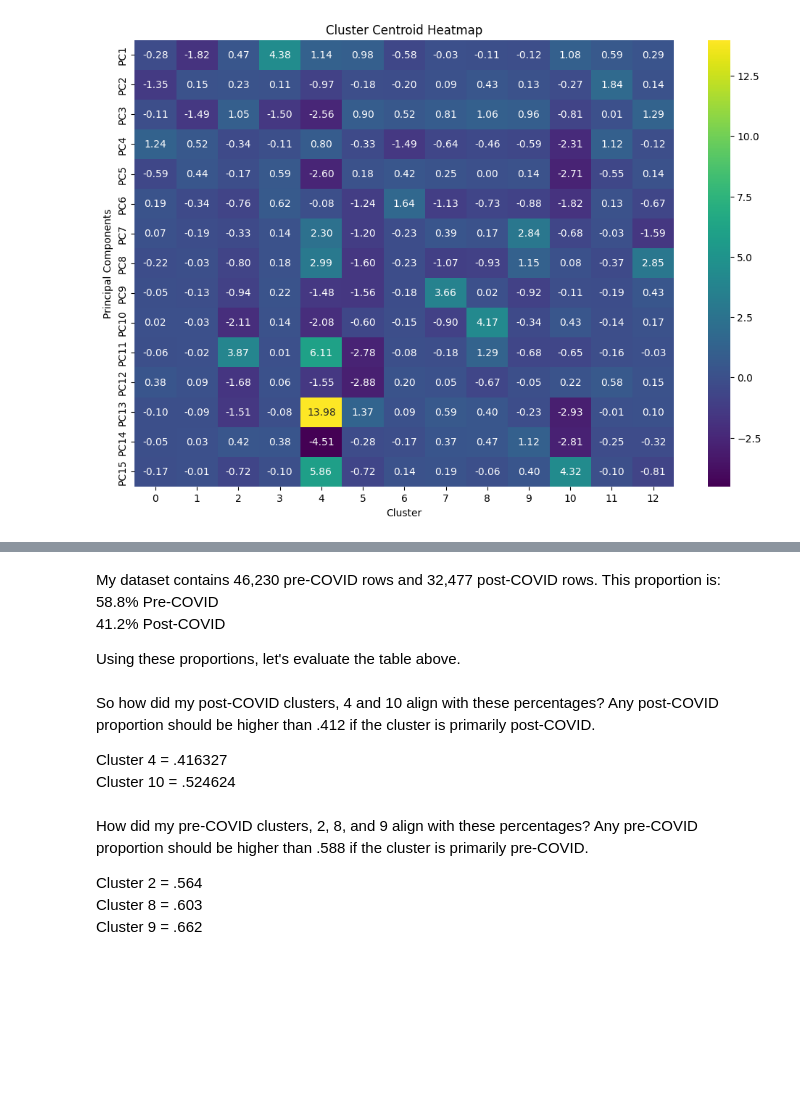
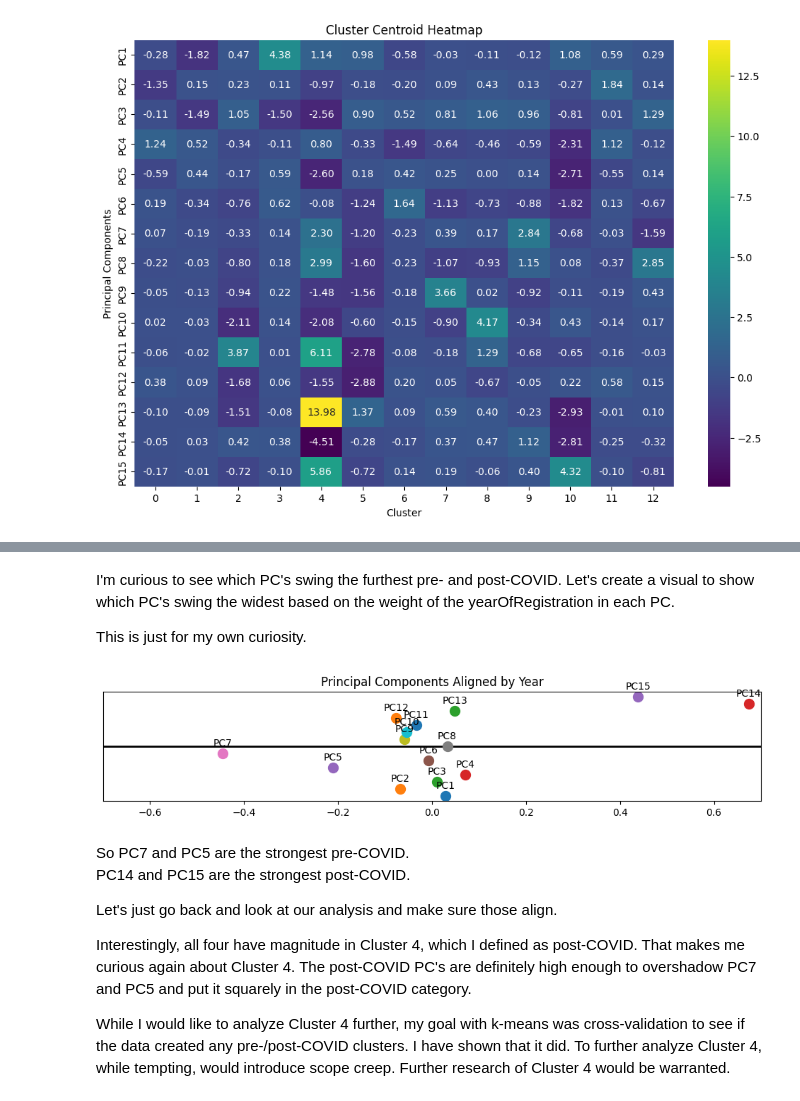
Before and after one commit to C-Shells/D502-Data-Analytics-Capstone, a Jupyter notebook: data_analysis.ipynb, the cells around one changed output, grey strips where cells are left out. Saved outputs shown, nothing was run; the diff lists cells and outputs as text; code cells hidden in the pictures; blank space fills up the shorter version.

Commit message:
Cleaning up analysis and code.

```diff
--- a/data_analysis.ipynb
+++ b/data_analysis.ipynb
@@ -1784,17 +1753,56 @@ crosstab
-# %% [markdown]
-My dataset contains 46,230 pre-COVID rows and 32,477 post-COVID rows.  This proportion is:
-58.8% Pre-COVID
-41.2% Post-COVID
-
-Using these proportions, let's evaluate the table above.
-# %% [markdown]
-So how did my post-COVID clusters, 4 and 10 align with these percentages?  Any post-COVID proportion should be higher than .412 if the cluster is primarily post-COVID.
-
-Cluster 4 = .416327
-Cluster 10 = .524624
-# %% [markdown]
-How did my pre-COVID clusters, 2, 8, and 9 align with these percentages?  Any pre-COVID proportion should be higher than .588 if the cluster is primarily pre-COVID.
-
-Cluster 2 = .564
-Cluster 8 = .603
-Cluster 9 = .662
+# %% [markdown]
+I'm curious to see which PC's swing the furthest pre- and post-COVID.  Let's create a visual to show which PC's swing the widest based on the weight of the yearOfRegistration in each PC.
+
+This is just for my own curiosity.
+# %%
+
+# yearOfRegistration PC values, to plot on a horizontal plane.
+pc_values = {
+    "PC1": .0288,
+    "PC2": -.0681,
+    "PC3": .0102,
+    "PC4": .0715,
+    "PC5": -.2104,
+    "PC6": -.007,
+    "PC7": -.4453,
+    "PC8": .0324,
+    "PC9": -.0585,
+    "PC10": -.0539,
+    "PC11": -.0337,
+    "PC12": -.0762,
+    "PC13": .0487,
+    "PC14": .6741,
+    "PC15": .4386
+
+}
+
+pcs = list(pc_values.keys())
+vals = list(pc_values.values())
+
+offsets = np.linspace(-0.05, 0.05, len(vals))
+
+plt.figure(figsize=(12, 2))
+
+# Prepping the slider axis
+plt.hlines(1, -3, 3, color="black", linewidth=2)
+
+# Plot each PC as a point on the slider axis
+for (pc, v, off) in zip(pcs, vals, offsets):
+    plt.plot(v, 1 + off, "o", markersize=10)
+    plt.text(v, 1.005 + off, pc, ha="center", va="bottom")
+
+plt.xlim(-.70, .70)
+plt.yticks([])
+plt.title("Principal Components Aligned by Year")
+plt.show()
+# %% [output]
+[figure, added]
+# %% [markdown]
+So PC7 and PC5 are the strongest pre-COVID.
+PC14 and PC15 are the strongest post-COVID.
+
+Let's just go back and look at our analysis and make sure those align.
+
+Interestingly, all four have magnitude in Cluster 4, which I defined as post-COVID.  That makes me curious again about Cluster 4.  The post-COVID PC's are definitely high enough to overshadow PC7 and PC5 and put it squarely in the post-COVID category.
+
+While I would like to analyze Cluster 4 further, my goal with k-means was cross-validation to see if the data created any pre-/post-COVID clusters.  I have shown that it did.  To further analyze Cluster 4, while tempting, would introduce scope creep.  Further research of Cluster 4 would be warranted.
```
Also changed, not shown: parts of 17 cells of this notebook.
